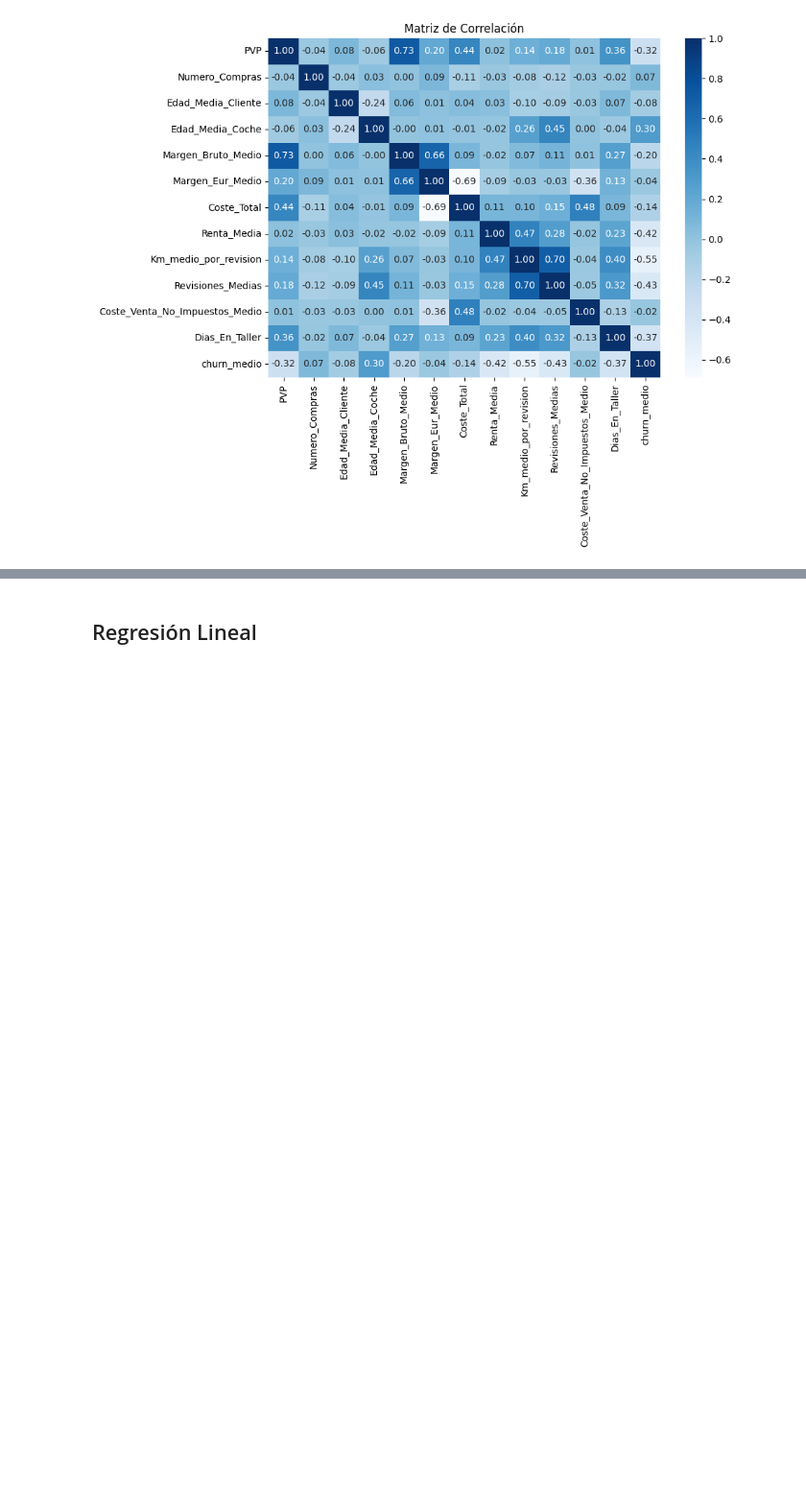
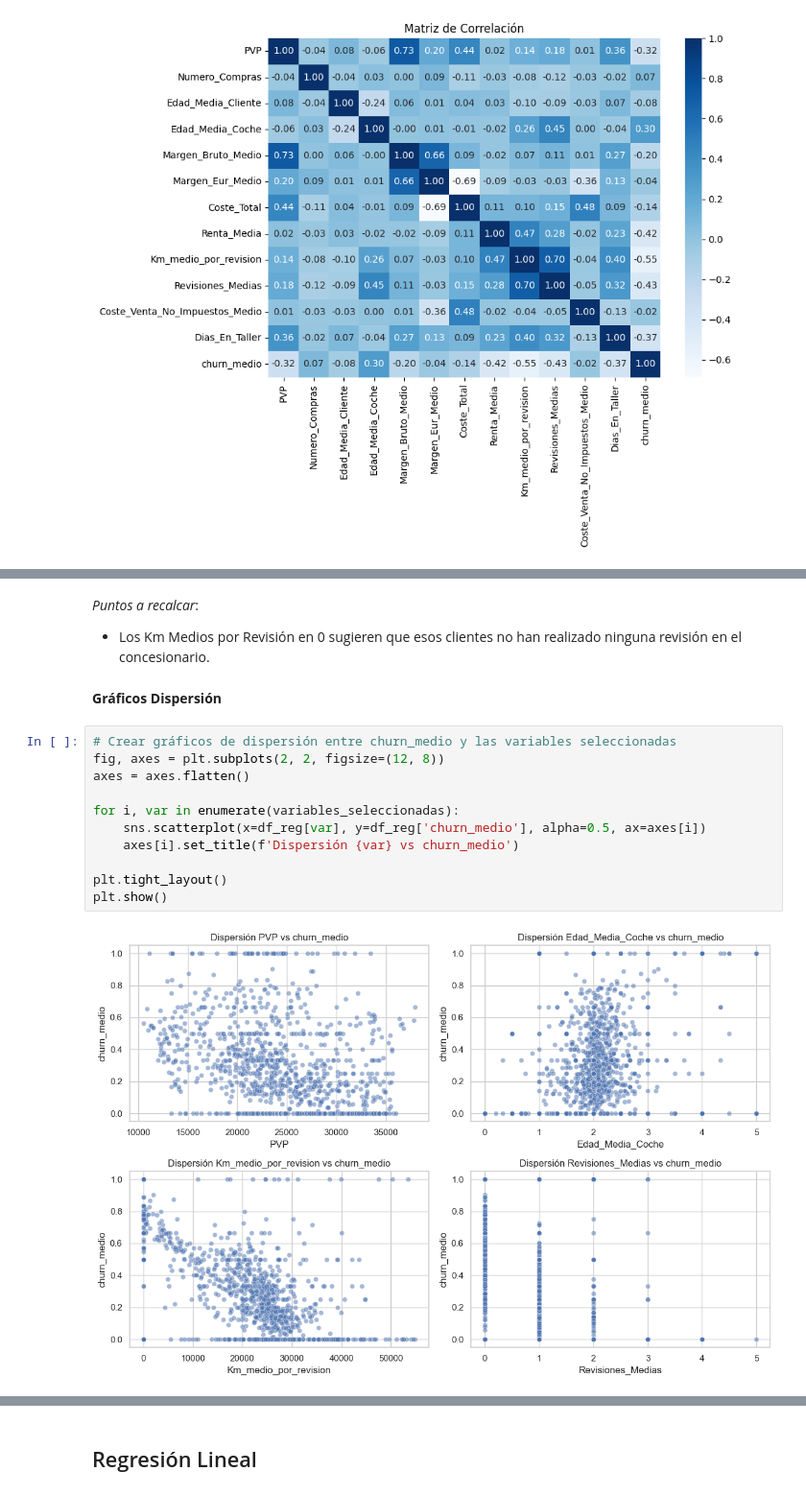
Before and after one commit to martinagg7/gd_clv, a Jupyter notebook: etl/03_regresion_cliente.ipynb, the cells around one changed output, grey strips where cells are left out. Shown at 96% size. Cells and saved outputs as stored; diff of their text form; blank space fills up the shorter version.

```diff
--- a/etl/03_regresion_cliente.ipynb
+++ b/etl/03_regresion_cliente.ipynb
@@ -92,0 +142,18 @@ plt.show()
+# %% [markdown]
+*Puntos a recalcar*:
+- Los Km Medios  por Revisión en 0 sugieren que esos clientes no han realizado ninguna revisión en el concesionario.
+# %% [markdown]
+**Gráficos Dispersión**
+# %%
+# Crear gráficos de dispersión entre churn_medio y las variables seleccionadas
+fig, axes = plt.subplots(2, 2, figsize=(12, 8))
+axes = axes.flatten()
+
+for i, var in enumerate(variables_seleccionadas):
+    sns.scatterplot(x=df_reg[var], y=df_reg['churn_medio'], alpha=0.5, ax=axes[i])
+    axes[i].set_title(f'Dispersión {var} vs churn_medio')
+
+plt.tight_layout()
+plt.show()
+# %% [output]
+[figure, added]
```
Also changed, not shown: parts of 16 cells of this notebook, 13 other files.
